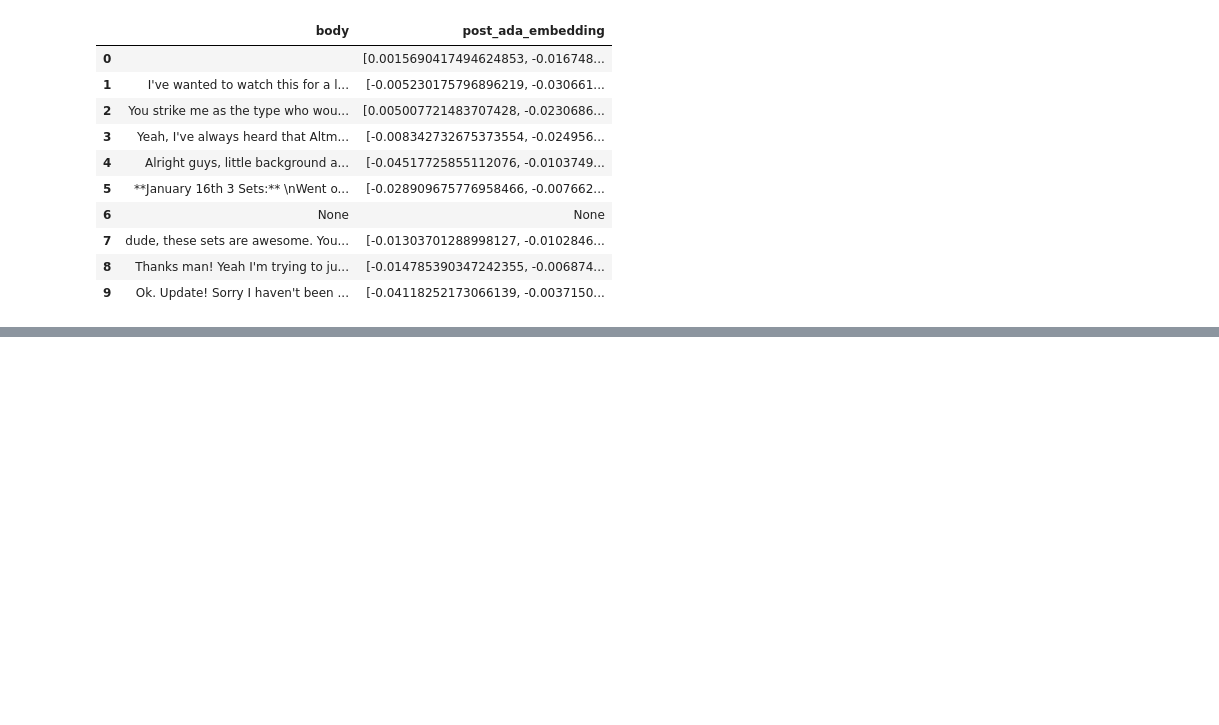
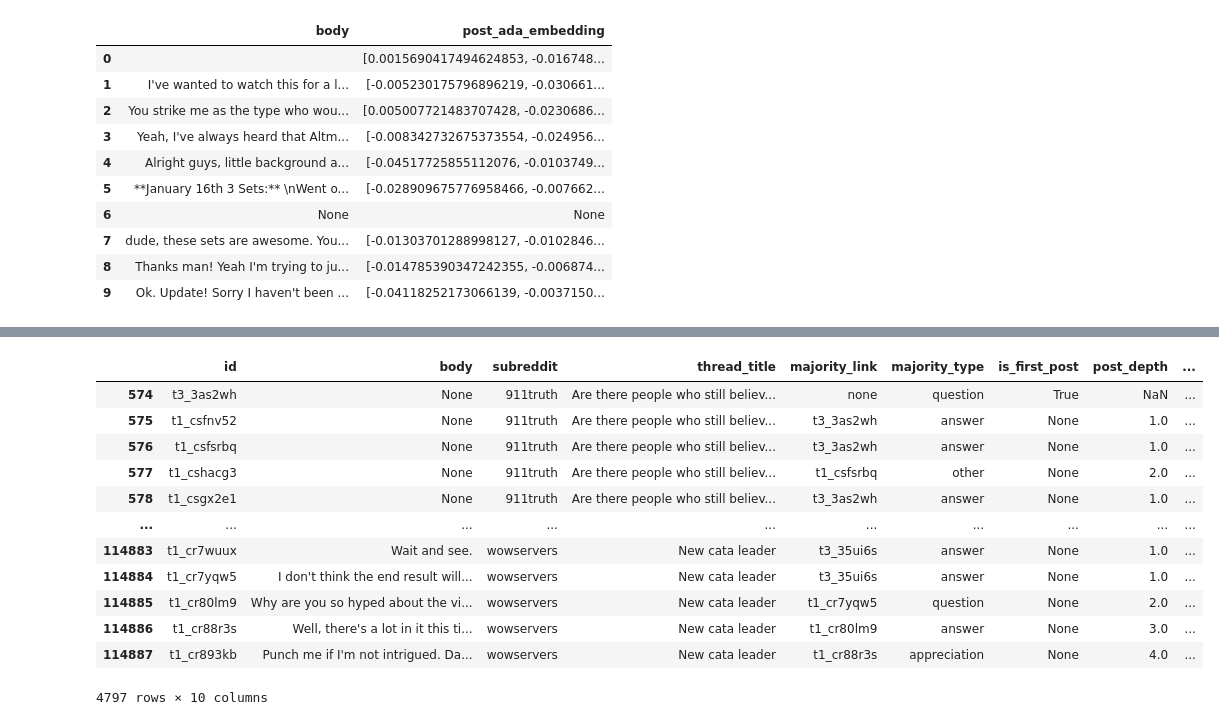
Before and after one commit to cl-trier/TWON-Exploration, a Jupyter notebook: 34--Diversity-of-Coarse-Discourse.ipynb, the cells around one changed output, grey strips where cells are left out. Saved outputs shown, nothing was run; the diff lists cells and outputs as text; code cells hidden in the pictures; blank space fills up the shorter version.

```diff
--- a/34--Diversity-of-Coarse-Discourse.ipynb
+++ b/34--Diversity-of-Coarse-Discourse.ipynb
@@ -837,3 +953,7 @@ reddit3000.loc[:, ['body', 'post_ada_embedding']].head(10)
 # %%
 #save data:
 reddit3000.to_parquet(f'{CFG.report_dir}/reddit3000.parquet')
+# %%
+#now try again from scratch with the Reddit political threads dataset
+#load data:
+reddit_pt: pd.DataFrame = pd.read_parquet(f'{CFG.report_dir}/reddit_polthread_llama31_7b.parquet')
@@ -839,0 +980,16 @@ reddit3000.to_parquet(f'{CFG.report_dir}/reddit3000.parquet')
+# %%
+reddit_pt
+# %% [output]
+|  | id | body | subreddit | thread_title | majority_link | majority_type | is_first_post | post_depth | ... |
+| 574 | t3_3as2wh | None | 911truth | Are there people who still believ... | none | question | True | NaN | ... |
+| 575 | t1_csfnv52 | None | 911truth | Are there people who still believ... | t3_3as2wh | answer | None | 1.0 | ... |
+| 576 | t1_csfsrbq | None | 911truth | Are there people who still believ... | t3_3as2wh | answer | None | 1.0 | ... |
+| 577 | t1_cshacg3 | None | 911truth | Are there people who still believ... | t1_csfsrbq | other | None | 2.0 | ... |
+| 578 | t1_csgx2e1 | None | 911truth | Are there people who still believ... | t3_3as2wh | answer | None | 1.0 | ... |
+| ... | ... | ... | ... | ... | ... | ... | ... | ... | ... |
+| 114883 | t1_cr7wuux | Wait and see. | wowservers | New cata leader | t3_35ui6s | answer | None | 1.0 | ... |
+| 114884 | t1_cr7yqw5 | I don't think the end result will... | wowservers | New cata leader | t3_35ui6s | answer | None | 1.0 | ... |
+| 114885 | t1_cr80lm9 | Why are you so hyped about the vi... | wowservers | New cata leader | t1_cr7yqw5 | question | None | 2.0 | ... |
+| 114886 | t1_cr88r3s | Well, there's a lot in it this ti... | wowservers | New cata leader | t1_cr80lm9 | answer | None | 3.0 | ... |
+| 114887 | t1_cr893kb | Punch me if I'm not intrigued. Da... | wowservers | New cata leader | t1_cr88r3s | appreciation | None | 4.0 | ... |
+4797 rows × 10 columns
```
Also changed, not shown: parts of 15 cells of this notebook, 9 other files.
